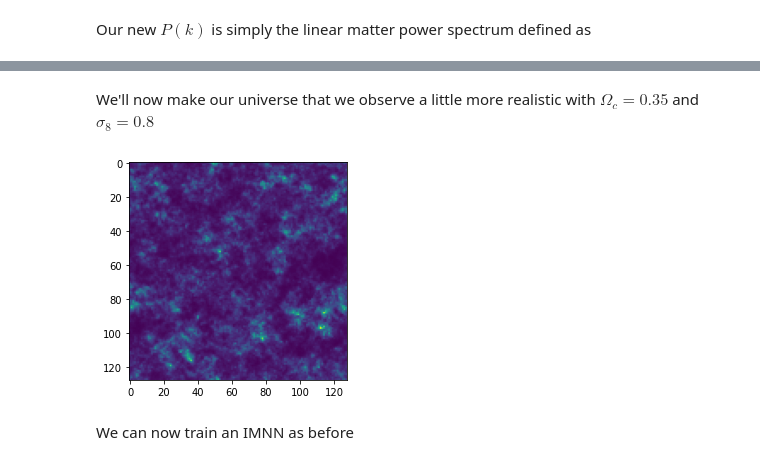
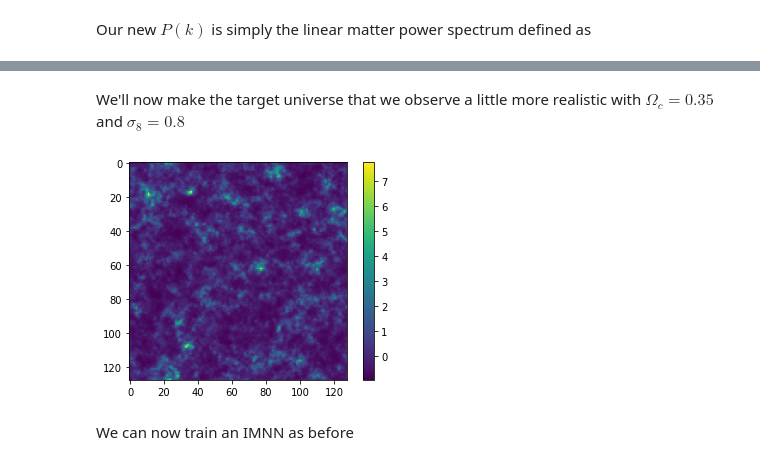
Before and after one commit to tomcharnock/IMNN, a Jupyter notebook: examples/2d_field_inference.ipynb, the cells around one changed output, grey strips where cells are left out. Saved outputs shown, nothing was run; the diff lists cells and outputs as text; code cells hidden in the pictures.

```diff
--- a/examples/2d_field_inference.ipynb
+++ b/examples/2d_field_inference.ipynb
@@ -192,11 +195,14 @@ def simulator(rng, θ, simulator_args, log_normal=False, foregrounds=None):
             fourier_field,
             np.zeros(dim, dtype=int),
             np.zeros((1,)))
-        field = np.real(np.fft.ifftn(fourier_field)) * fft_norm * np.sqrt(V)
 
         if log_normal:
+            field = np.real(np.fft.ifftn(fourier_field)) * fft_norm * np.sqrt(V)
             sg = np.var(field)
             field = np.exp(field - sg / 2.) - 1.
+
+        else:
+            field = np.real(np.fft.ifftn(fourier_field) * fft_norm * np.sqrt(V)**2)
 
         if simulator_args["N_scale"]:
             field *= scale
@@ -479,5 +500,5 @@ simulator_args = dict(
     L=250,
     shape=shape,
     vol_norm=True,
-    N_scale=True,
+    N_scale=False,
     squeeze=True)
@@ -484,15 +540,16 @@ simulator_args = dict(
 # %% [markdown]
-We'll now make our universe that we observe a little more realistic with $\Omega_c=0.35$ and $\sigma_8=0.8$
+We'll now make the target universe that we observe a little more realistic with $\Omega_c=0.35$ and $\sigma_8=0.8$
 # %%
 θ_target = np.array([0.35, 0.8])
 
 rng, key = jax.random.split(rng)
 δ_target = simulator(
     key, θ_target, simulator_args=simulator_args,
     log_normal=True)
-plt.imshow(δ_target);
+plt.imshow(δ_target)
+plt.colorbar();
 # %% [output]
-[figure, old version]
+[figure, new version]
 # %% [markdown]
 We can now train an IMNN as before
 # %%
```
Also changed, not shown: parts of 30 cells of this notebook, 22 other files.
